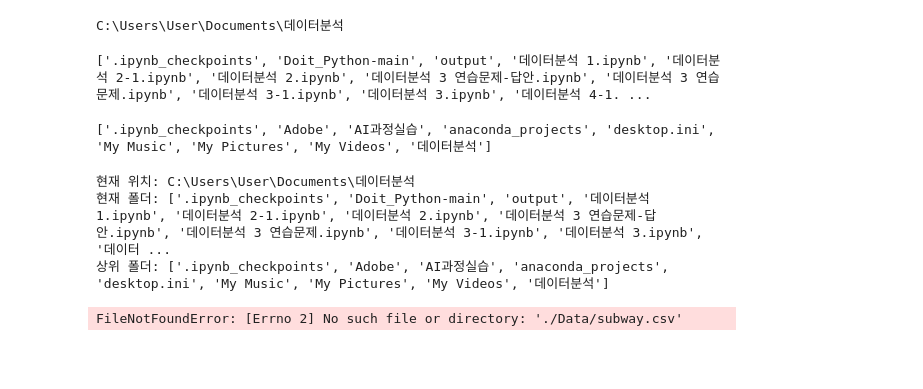
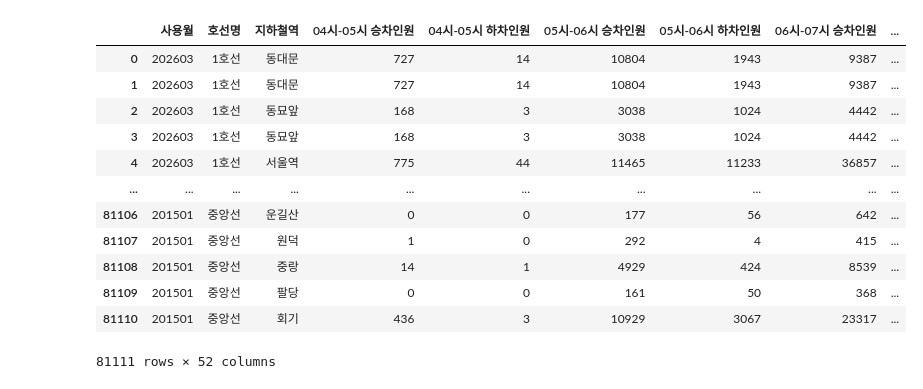
Before and after one commit to sooyun1/aix_13_python, a Jupyter notebook: 지하철 데이터분석 연습문제.ipynb, the cells around one changed output. Drawn from its saved outputs; the diff is of its cells as text; code cells hidden in the pictures; blank space fills up the shorter version.

```diff
--- a/지하철 데이터분석 연습문제.ipynb
+++ b/지하철 데이터분석 연습문제.ipynb
@@ -24,33 +24,23 @@
 # 3.3. 평균 승하차 인원 수 내림차순으로 막대그래프 출력
 # 3.4. 특정 호선의 혼잡 정도와 위치좌표 데이터 병합
 # (옵션) 3.5. 특정 호선의 혼잡 정도를 지도에 출력
-# %%
-import os
-print(os.getcwd())
-# %% [output]
-C:\Users\User\Documents\데이터분석
-# %%
-import os
-print(os.listdir())
-# %% [output]
-['.ipynb_checkpoints', 'Doit_Python-main', 'output', '데이터분석 1.ipynb', '데이터분석 2-1.ipynb', '데이터분석 2.ipynb', '데이터분석 3 연습문제-답안.ipynb', '데이터분석 3 연습문제.ipynb', '데이터분석 3-1.ipynb', '데이터분석 3.ipynb', '데이터분석 4-1. ...
-# %%
-print(os.listdir('../'))
-# %% [output]
-['.ipynb_checkpoints', 'Adobe', 'AI과정실습', 'anaconda_projects', 'desktop.ini', 'My Music', 'My Pictures', 'My Videos', '데이터분석']
-# %%
-import os
-
-print("현재 위치:", os.getcwd())
-print("현재 폴더:", os.listdir())
-print("상위 폴더:", os.listdir('../'))
-# %% [output]
-현재 위치: C:\Users\User\Documents\데이터분석
-현재 폴더: ['.ipynb_checkpoints', 'Doit_Python-main', 'output', '데이터분석 1.ipynb', '데이터분석 2-1.ipynb', '데이터분석 2.ipynb', '데이터분석 3 연습문제-답안.ipynb', '데이터분석 3 연습문제.ipynb', '데이터분석 3-1.ipynb', '데이터분석 3.ipynb', '데이터 ...
-상위 폴더: ['.ipynb_checkpoints', 'Adobe', 'AI과정실습', 'anaconda_projects', 'desktop.ini', 'My Music', 'My Pictures', 'My Videos', '데이터분석']
 # %%
 import pandas as pd
 
-df = pd.read_csv('./Data/subway.csv')
+df = pd.read_csv('./data/subway.csv', encoding='cp949')
-# %% [output]
-FileNotFoundError: [Errno 2] No such file or directory: './Data/subway.csv'
+# %%
+df
+# %% [output]
+|  | 사용월 | 호선명 | 지하철역 | 04시-05시 승차인원 | 04시-05시 하차인원 | 05시-06시 승차인원 | 05시-06시 하차인원 | 06시-07시 승차인원 | ... |
+| 0 | 202603 | 1호선 | 동대문 | 727 | 14 | 10804 | 1943 | 9387 | ... |
+| 1 | 202603 | 1호선 | 동대문 | 727 | 14 | 10804 | 1943 | 9387 | ... |
+| 2 | 202603 | 1호선 | 동묘앞 | 168 | 3 | 3038 | 1024 | 4442 | ... |
+| 3 | 202603 | 1호선 | 동묘앞 | 168 | 3 | 3038 | 1024 | 4442 | ... |
+| 4 | 202603 | 1호선 | 서울역 | 775 | 44 | 11465 | 11233 | 36857 | ... |
+| ... | ... | ... | ... | ... | ... | ... | ... | ... | ... |
+| 81106 | 201501 | 중앙선 | 운길산 | 0 | 0 | 177 | 56 | 642 | ... |
+| 81107 | 201501 | 중앙선 | 원덕 | 1 | 0 | 292 | 4 | 415 | ... |
+| 81108 | 201501 | 중앙선 | 중랑 | 14 | 1 | 4929 | 424 | 8539 | ... |
+| 81109 | 201501 | 중앙선 | 팔당 | 0 | 0 | 161 | 50 | 368 | ... |
+| 81110 | 201501 | 중앙선 | 회기 | 436 | 3 | 10929 | 3067 | 23317 | ... |
+81111 rows × 52 columns
```
Also changed, not shown: parts of 2 cells of this notebook, 19 other files.
